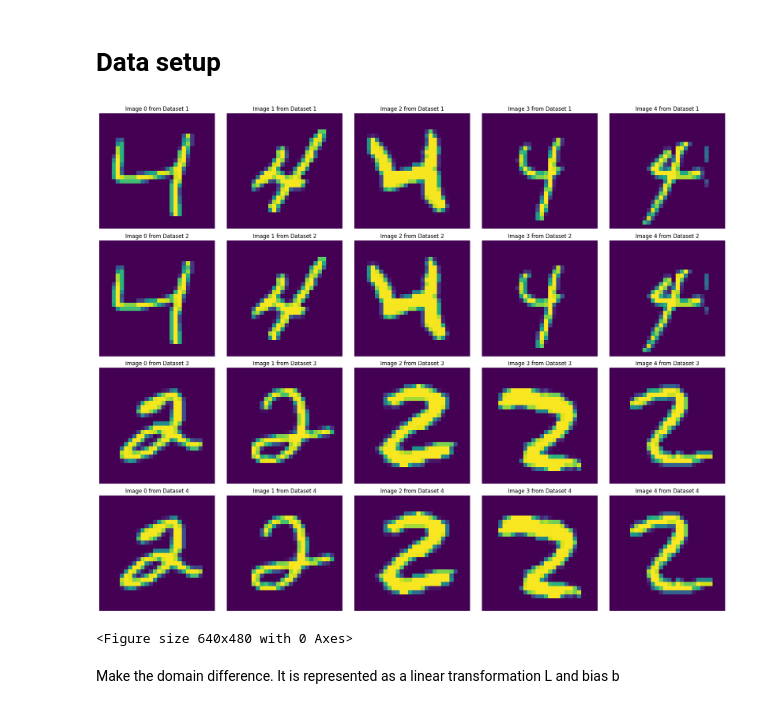
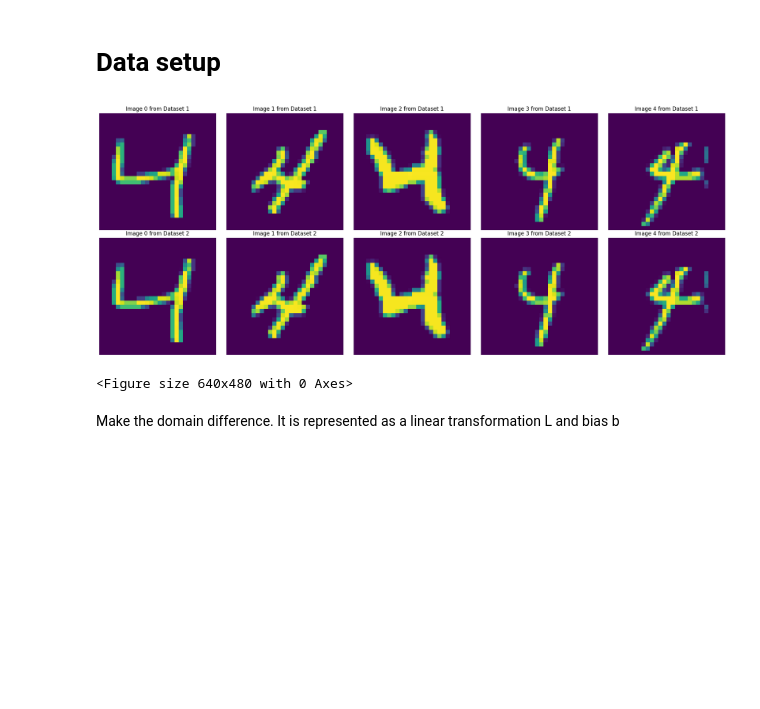
Before and after one commit to balazsmorv/fmri_classifier, a Jupyter notebook: MNIST-WBT/mnist-wbt.ipynb, the cells around one changed output. Cells and saved outputs as stored; diff of their text form; code cells hidden in the pictures; blank space fills up the shorter version.

```diff
--- a/MNIST-WBT/mnist-wbt.ipynb
+++ b/MNIST-WBT/mnist-wbt.ipynb
@@ -52,9 +58,9 @@ X_4 = np.array(ds_4.__getitem__(indices)[0])
 X_2jr = np.array(ds_2jr.__getitem__(indices)[0])
 X_4jr = np.array(ds_4jr.__getitem__(indices)[0])
 # %%
-plot_images_from_datasets(datasets=[ds_4, ds_4jr, ds_2, ds_2jr], num_images=5)
+plot_images_from_datasets(datasets=[ds_4, ds_4jr], num_images=5)
 # %% [output]
-[figure, old version]
+[figure, new version]
 <Figure size 640x480 with 0 Axes>
 # %% [markdown]
 Make the domain difference. It is represented as a linear transformation L and bias b
```
Also changed, not shown: parts of 38 cells of this notebook, 2 other files.
